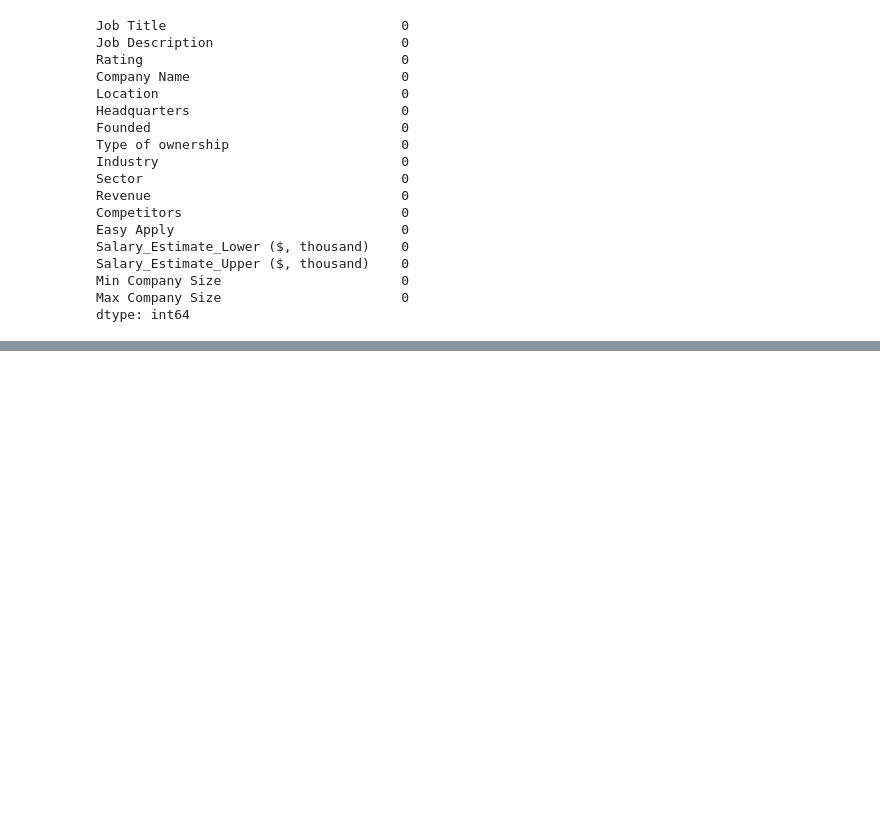
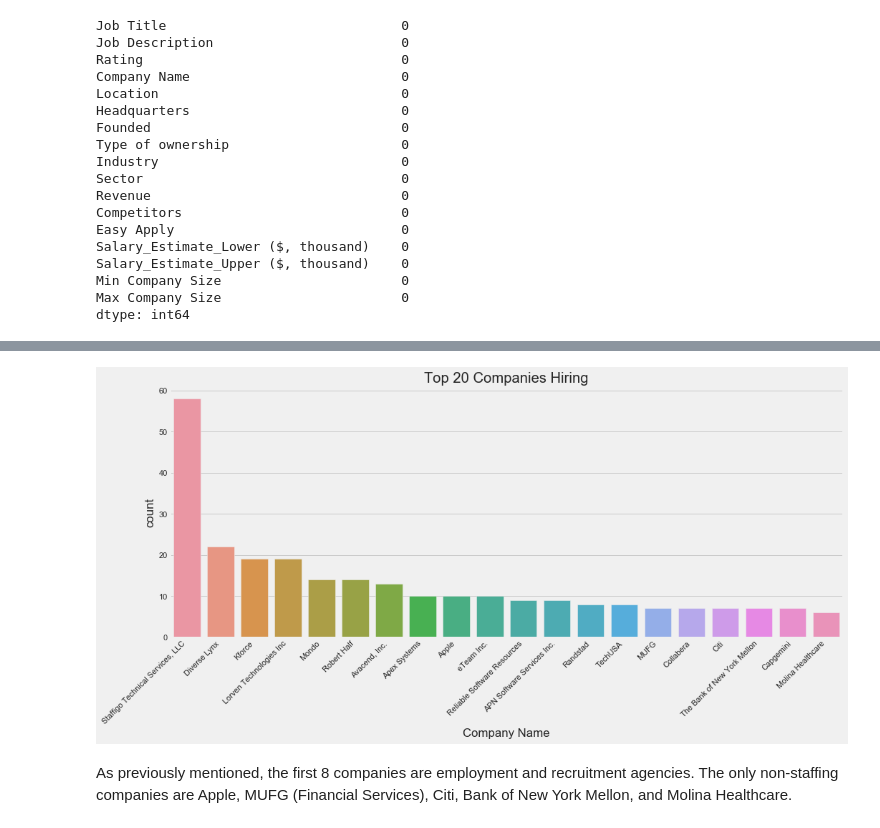
Before and after one commit to aclao89/data_analyst_jobs_search, a Jupyter notebook: Untitled.ipynb, the cells around one changed output, grey strips where cells are left out. Drawn from its saved outputs; the diff is of its cells as text; code cells hidden in the pictures; blank space fills up the shorter version.

```diff
--- a/Untitled.ipynb
+++ b/Untitled.ipynb
@@ -223,0 +337,14 @@ dtype: int64
+# %%
+sns.set(style='ticks', color_codes=True)
+
+plt.style.use('fivethirtyeight')
+plt.figure(figsize=(15,6))
+
+chart = sns.countplot(x='Company Name', data=da_jobs, order=da_jobs['Company Name'].value_counts().iloc[:20].index)
+chart.set_xticklabels(chart.get_xticklabels(), rotation=45, ha='right')
+plt.title('Top 20 Companies Hiring')
+plt.show()
+# %% [output]
+[figure, added]
+# %% [markdown]
+As previously mentioned, the first 8 companies are employment and recruitment agencies. The only non-staffing companies are Apple, MUFG (Financial Services), Citi, Bank of New York Mellon, and Molina Healthcare.
```
Also changed, not shown: parts of 13 cells of this notebook.
